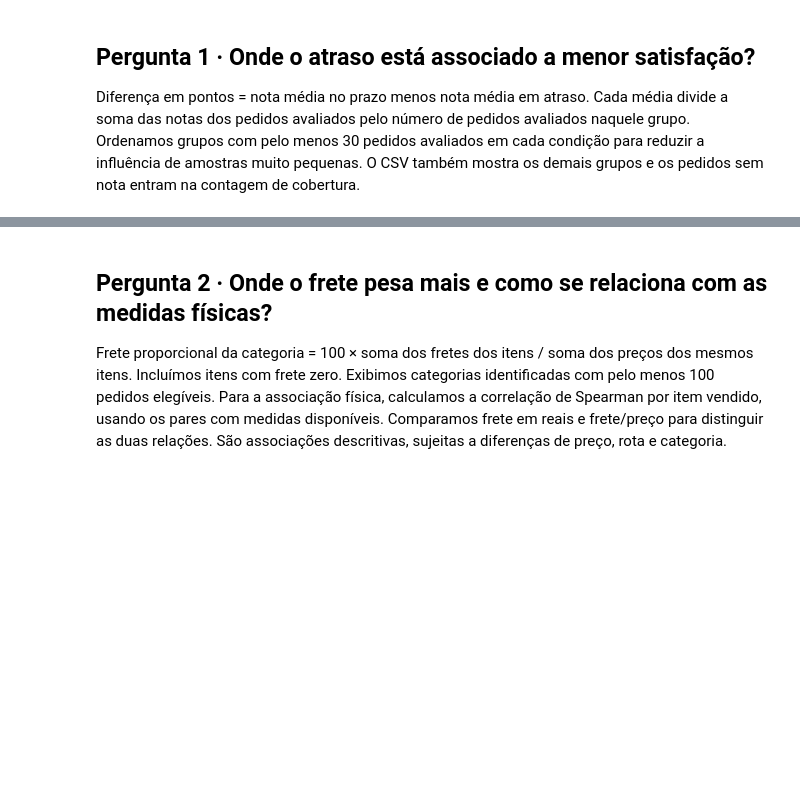
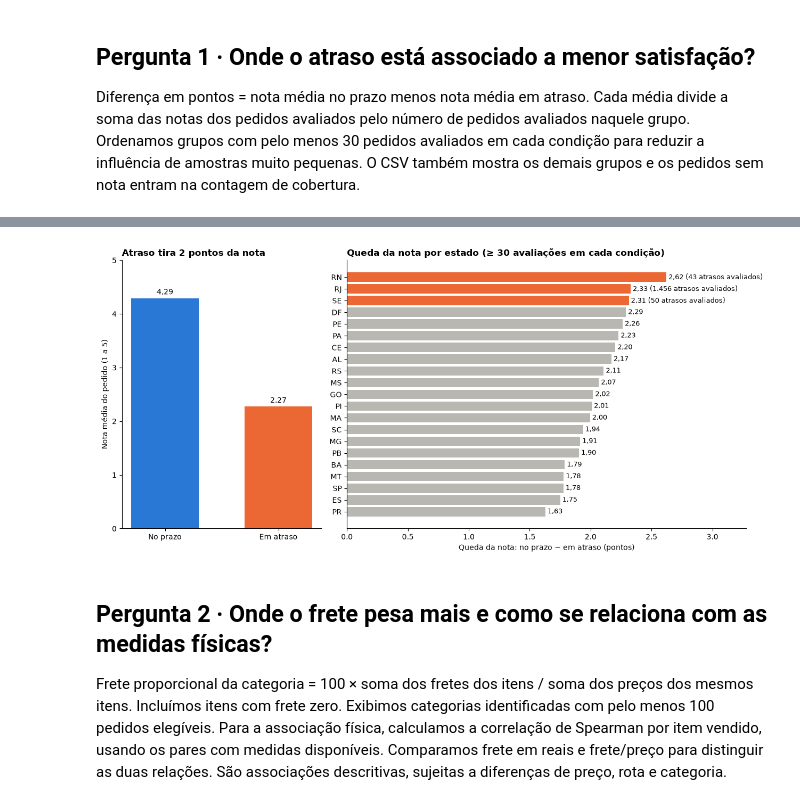
Before and after one commit to Gab-Bit-bit/olist-business-analytics, a Jupyter notebook: analise_olist.ipynb, the cells around one changed output, grey strips where cells are left out. Saved outputs shown, nothing was run; the diff lists cells and outputs as text; code cells hidden in the pictures; blank space fills up the shorter version.

```diff
--- a/analise_olist.ipynb
+++ b/analise_olist.ipynb
@@ -144,6 +239,35 @@ audio                          307.0            41.0            305.0
 brinquedos                    3560.0           243.0           3541.0             232.0         4.38          2.14              2.24             True
 esporte_lazer                 7034.0           495.0           6998.0             487.0         4.37          2.17              2.20             True
 bebes                         2583.0           226.0           2567.0             220.0         4.28          2.09              2.19             True
+# %%
+import matplotlib.pyplot as plt
+
+PRAZO, ATRASO, NEUTRO, GUIA = "#2a78d6", "#eb6834", "#b8b7b2", "#52514e"
+plt.rcParams.update({"axes.spines.top": False, "axes.spines.right": False,
+                     "axes.titlelocation": "left", "axes.titleweight": "bold"})
+virgula = lambda valor, casas=2: f"{valor:.{casas}f}".replace(".", ",")
+milhar = lambda valor: f"{valor:,.0f}".replace(",", ".")
+legivel = lambda nomes: [str(nome).replace("_", " ") for nome in nomes]
+
+geral = pedidos.groupby("atrasado").nota.mean()
+uf = comparar_notas(pedidos, "customer_state").query("base_suficiente").sort_values("diferenca_pontos")
+destaque = uf.index[-3:]
+
+fig, (a, b) = plt.subplots(1, 2, figsize=(13, 6), gridspec_kw={"width_ratios": [1, 2]})
+barras = a.bar(["No prazo", "Em atraso"], geral.values, color=[PRAZO, ATRASO], width=0.6)
+a.bar_label(barras, labels=[virgula(v) for v in geral.values], padding=3)
+a.set(ylim=(0, 5), ylabel="Nota média do pedido (1 a 5)", title="Atraso tira 2 pontos da nota")
+
+barras = b.barh(uf.index, uf.diferenca_pontos, color=[ATRASO if e in destaque else NEUTRO for e in uf.index])
+b.bar_label(barras, padding=3, fontsize=9,
+            labels=[f"{virgula(d)} ({milhar(n)} atrasos avaliados)" if e in destaque else virgula(d)
+                    for e, d, n in zip(uf.index, uf.diferenca_pontos, uf.avaliados_atraso)])
+b.set(xlabel="Queda da nota: no prazo − em atraso (pontos)", xlim=(0, uf.diferenca_pontos.max() * 1.25),
+      title="Queda da nota por estado (≥ 30 avaliações em cada condição)")
+fig.tight_layout()
+plt.show()
+# %% [output]
+[figure, added]
 # %% [markdown]
 ## Pergunta 2 · Onde o frete pesa mais e como se relaciona com as medidas físicas?
 
```
Also changed, not shown: parts of 7 cells of this notebook.
